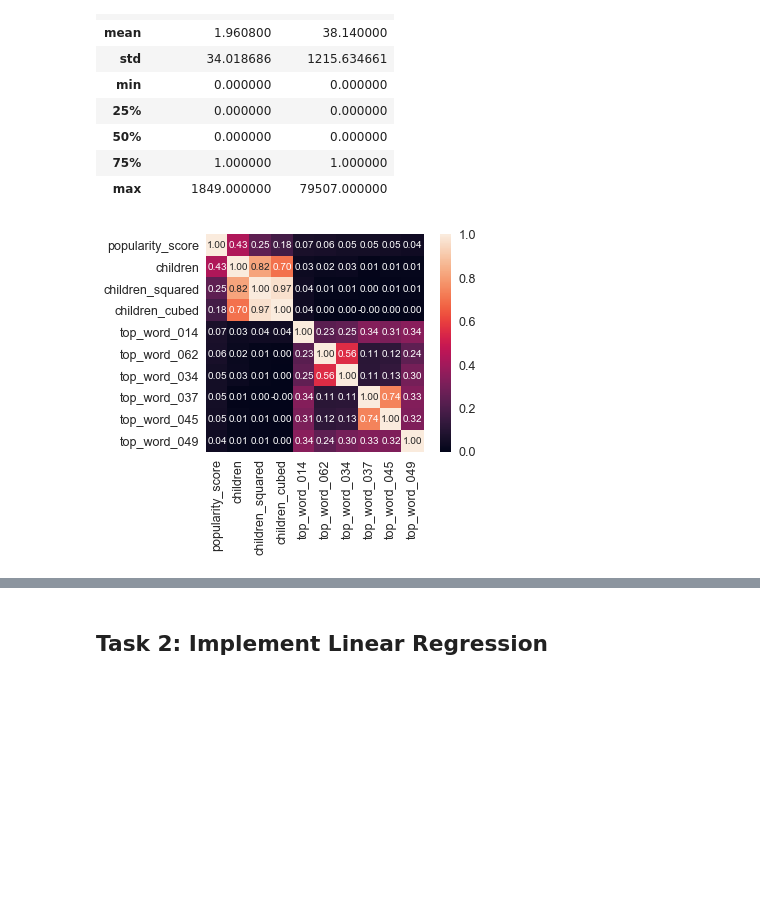
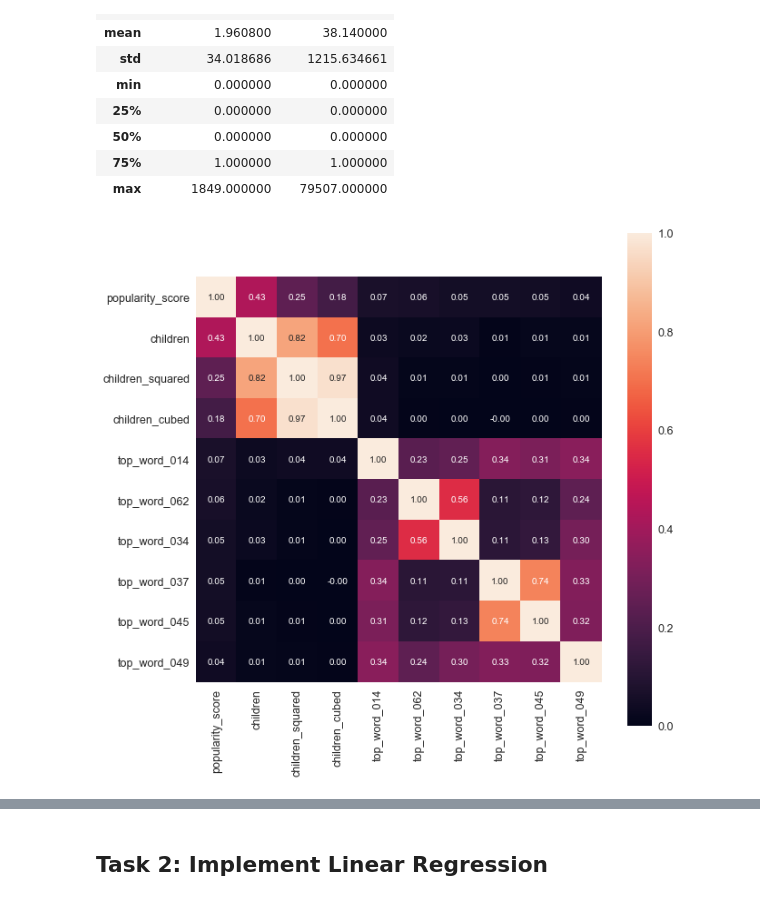
Before and after one commit to mattesko/COMP551-Projects, a Jupyter notebook: miniproject_1/Machine Learning 101.ipynb, the cells around one changed output, grey strips where cells are left out. Drawn from its saved outputs; the diff is of its cells as text; code cells hidden in the pictures; blank space fills up the shorter version.

Commit message:
Test closed-form on different partitions; Highlight feature correlations in heatmaps

```diff
--- a/miniproject_1/Machine Learning 101.ipynb
+++ b/miniproject_1/Machine Learning 101.ipynb
@@ -42,3 +42,11 @@ with open('words.txt', 'w') as fd:
 X_train = pd.DataFrame(X_train)
 X_validation = pd.DataFrame(X_validation)
 X_test = pd.DataFrame(X_test)
+# %%
+nb_top_corr = 10
+cols = X_train.corr().nlargest(nb_top_corr, 'popularity_score')['popularity_score'].index
+cm = np.corrcoef(X_train[cols].values.T)
+sns.set(font_scale=1.25)
+plt.figure(figsize=(10,10))
+hm = sns.heatmap(cm, cbar=True, annot=True, square=True, fmt='.2f', annot_kws={'size': 10}, yticklabels=cols.values, xticklabels=cols.values)
+plt.show();
@@ -70,9 +82,10 @@ X_train[['children_squared', 'children_cubed']].describe()
 # %%
 nb_top_corr = 10
 cols = X_train.corr().nlargest(nb_top_corr, 'popularity_score')['popularity_score'].index
 cm = np.corrcoef(X_train[cols].values.T)
 sns.set(font_scale=1.25)
+plt.figure(figsize=(10,10))
 hm = sns.heatmap(cm, cbar=True, annot=True, square=True, fmt='.2f', annot_kws={'size': 10}, yticklabels=cols.values, xticklabels=cols.values)
 plt.show();
 # %% [output]
-[figure, old version]
+[figure, new version]
```
Also changed, not shown: parts of 23 cells of this notebook.
